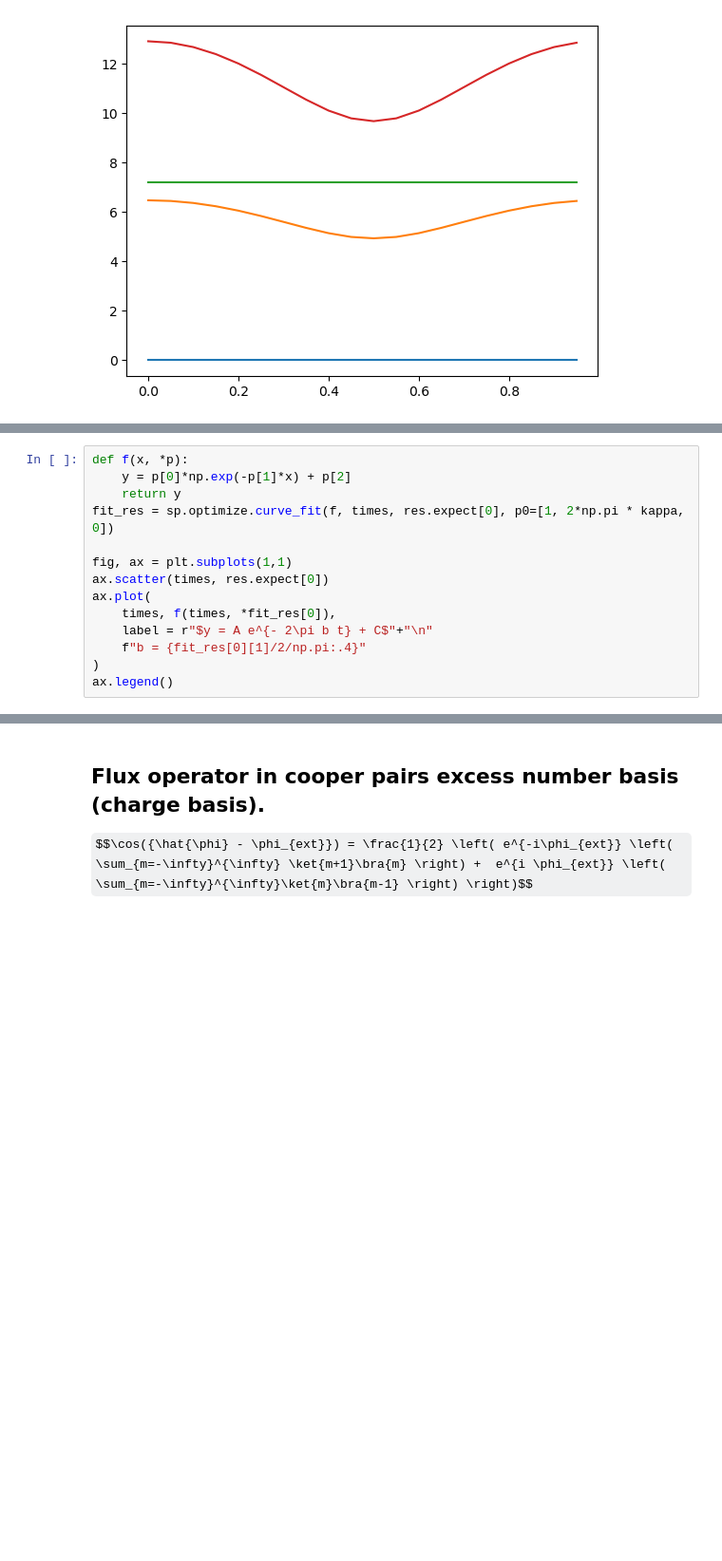
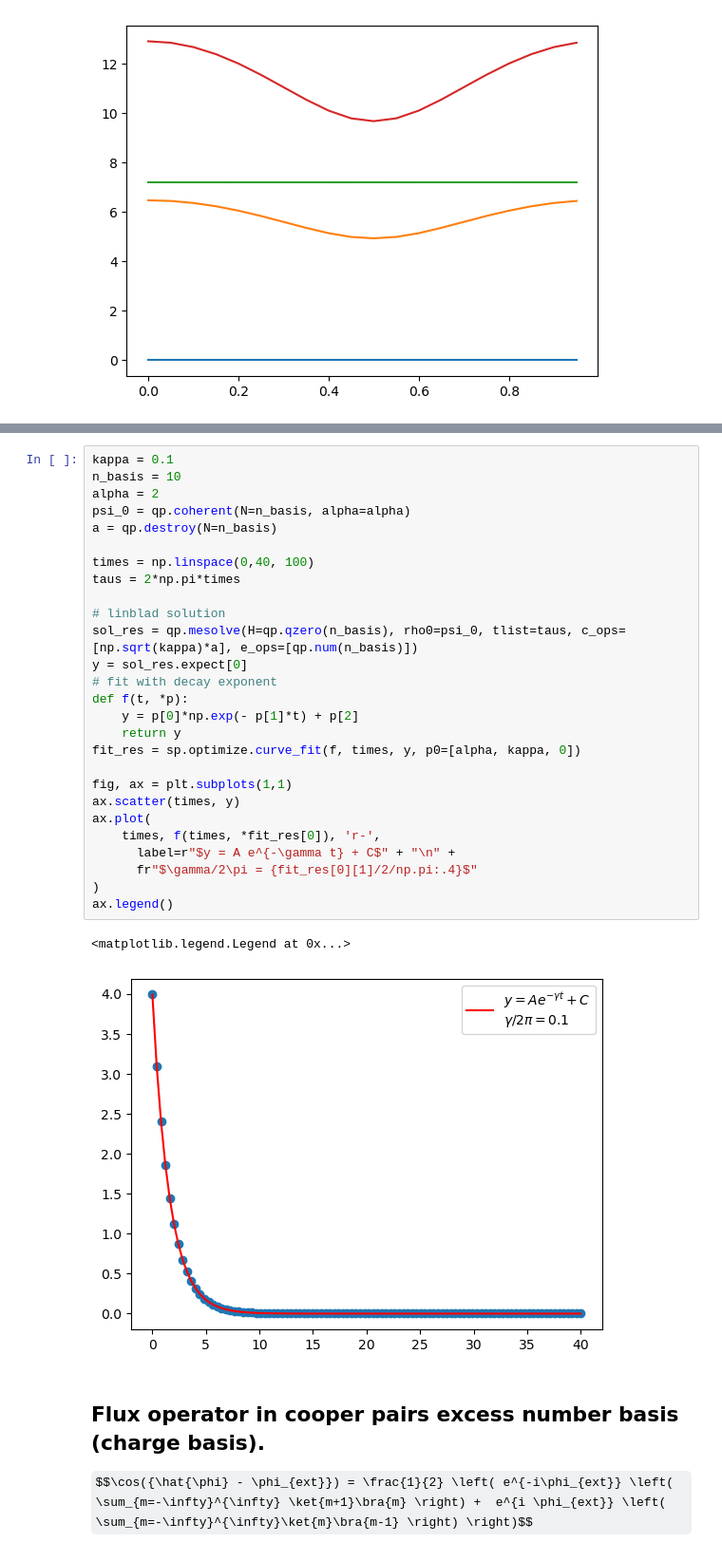
Before and after one commit to shamil777/simulations, a Jupyter notebook: Transmon dispersive shift CW readout curve.ipynb, the cells around one changed output, grey strips where cells are left out. Shown at 95% size. Cells and saved outputs as stored; diff of their text form; some formulas as TeX source; blank space fills up the shorter version.

Commit message:
add Coefficients in damping linblad equation and decay rate theory

```diff
--- a/Transmon dispersive shift CW readout curve.ipynb
+++ b/Transmon dispersive shift CW readout curve.ipynb
@@ -208,14 +196,0 @@ res = qp.mesolve(qp.qzero(n_range), psi_0, 2*np.pi*times, c_ops=[c_op], e_ops=[c
-# %%
-def f(x, *p):
-    y = p[0]*np.exp(-p[1]*x) + p[2]
-    return y
-fit_res = sp.optimize.curve_fit(f, times, res.expect[0], p0=[1, 2*np.pi * kappa, 0])
-
-fig, ax = plt.subplots(1,1)
-ax.scatter(times, res.expect[0])
-ax.plot(
-    times, f(times, *fit_res[0]),
-    label = r"$y = A e^{- 2\pi b t} + C$"+"\n"
-    f"b = {fit_res[0][1]/2/np.pi:.4}"
-)
-ax.legend()
@@ -225,3 +233,33 @@ ax.legend()
+# %%
+kappa = 0.1
+n_basis = 10
+alpha = 2
+psi_0 = qp.coherent(N=n_basis, alpha=alpha)
+a = qp.destroy(N=n_basis)
+
+times = np.linspace(0,40, 100)
+taus = 2*np.pi*times
+
+# linblad solution
+sol_res = qp.mesolve(H=qp.qzero(n_basis), rho0=psi_0, tlist=taus, c_ops=[np.sqrt(kappa)*a], e_ops=[qp.num(n_basis)])
+y = sol_res.expect[0]
+# fit with decay exponent
+def f(t, *p):
+    y = p[0]*np.exp(- p[1]*t) + p[2]
+    return y
+fit_res = sp.optimize.curve_fit(f, times, y, p0=[alpha, kappa, 0])
+
+fig, ax = plt.subplots(1,1)
+ax.scatter(times, y)
+ax.plot(
+    times, f(times, *fit_res[0]), 'r-',
+      label=r"$y = A e^{-\gamma t} + C$" + "\n" +
+      fr"$\gamma/2\pi = {fit_res[0][1]/2/np.pi:.4}$"
+)
+ax.legend()
+# %% [output]
+<matplotlib.legend.Legend at 0x...>
+[figure, added]
 # %% [markdown]
 ## Flux operator in cooper pairs excess number basis (charge basis).
 $$\cos({\hat{\phi} - \phi_{ext}}) = \frac{1}{2} \left( e^{-i\phi_{ext}} \left( \sum_{m=-\infty}^{\infty} \ket{m+1}\bra{m} \right) +  e^{i \phi_{ext}} \left( \sum_{m=-\infty}^{\infty}\ket{m}\bra{m-1} \right) \right)$$
```
Also changed, not shown: parts of 10 cells of this notebook.
